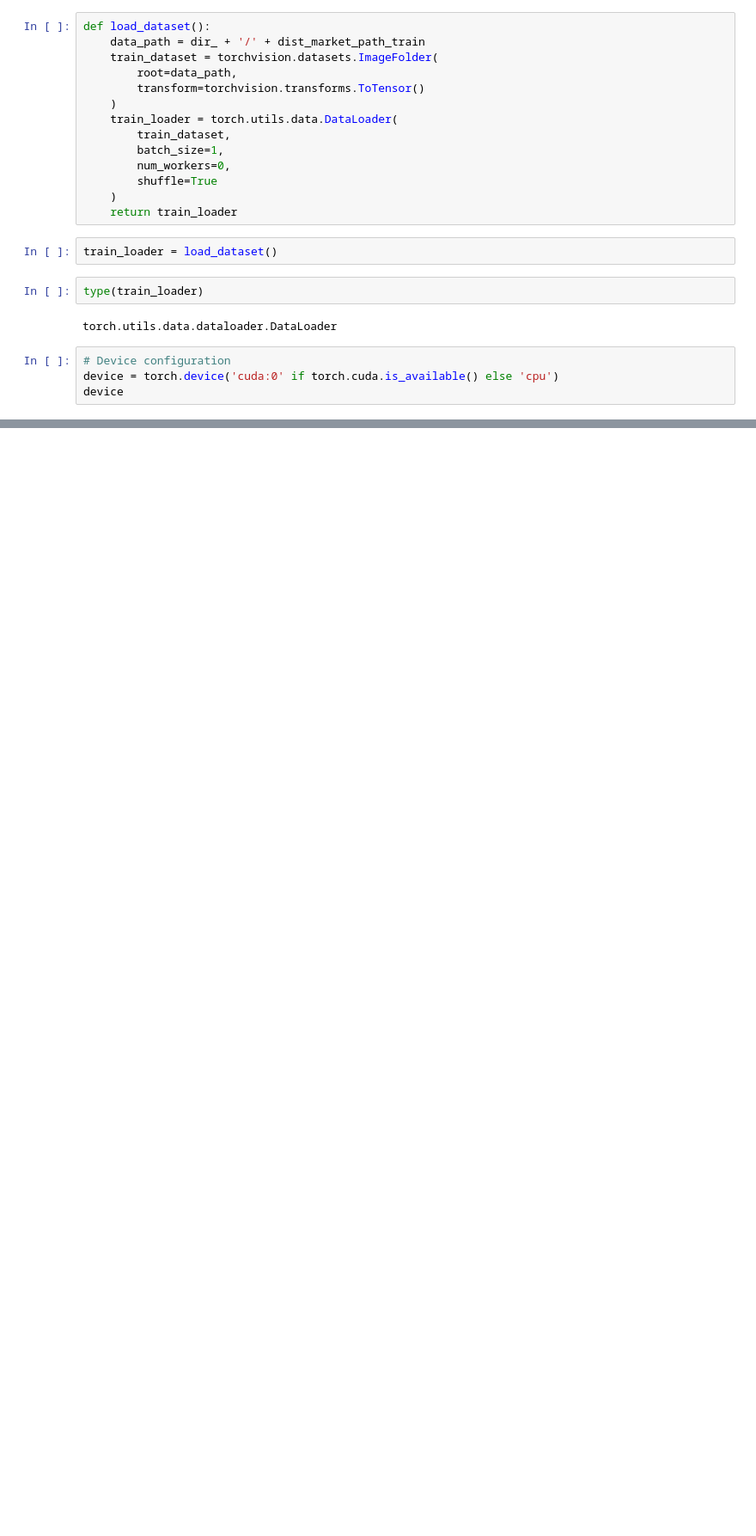
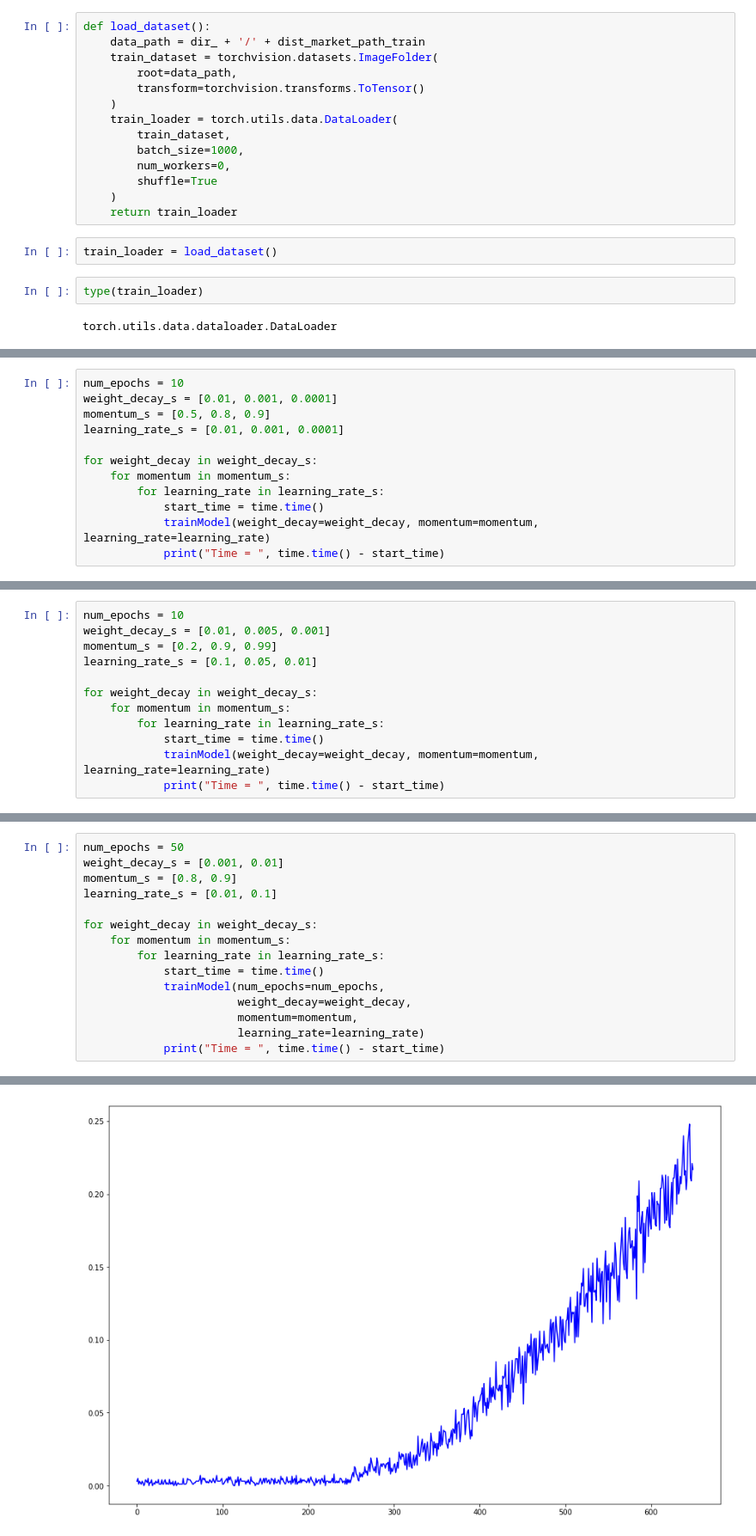
Before and after one commit to Espadan/Person-reID-CNN_Self-Attention-baseline-pytorch, a Jupyter notebook: Task 3.ipynb, the cells around one changed output, grey strips where cells are left out. Shown at 86% size. Saved outputs shown, nothing was run; the diff lists cells and outputs as text; blank space fills up the shorter version.

```diff
--- a/Task 3.ipynb
+++ b/Task 3.ipynb
@@ -90,7 +97,7 @@ def load_dataset():
     )
     train_loader = torch.utils.data.DataLoader(
         train_dataset,
-        batch_size=1,
+        batch_size=1000,
         num_workers=0,
         shuffle=True
     )
@@ -101,7 +108,3 @@ train_loader = load_dataset()
 type(train_loader)
 # %% [output]
 torch.utils.data.dataloader.DataLoader
-# %%
-# Device configuration
-device = torch.device('cuda:0' if torch.cuda.is_available() else 'cpu')
-device
@@ -160,0 +217,12 @@ Epoch [3/3], Step [12000/12936], Loss: 7.2506, Accuracy: 0.00000000%
+# %%
+num_epochs = 10
+weight_decay_s = [0.01, 0.001, 0.0001]
+momentum_s = [0.5, 0.8, 0.9]
+learning_rate_s = [0.01, 0.001, 0.0001]
+
+for weight_decay in weight_decay_s:
+    for momentum in momentum_s:
+        for learning_rate in learning_rate_s:
+            start_time = time.time()
+            trainModel(weight_decay=weight_decay, momentum=momentum, learning_rate=learning_rate)
+            print("Time = ", time.time() - start_time)
@@ -160,0 +249,12 @@ Epoch [3/3], Step [12000/12936], Loss: 7.2506, Accuracy: 0.00000000%
+# %%
+num_epochs = 10
+weight_decay_s = [0.01, 0.005, 0.001]
+momentum_s = [0.2, 0.9, 0.99]
+learning_rate_s = [0.1, 0.05, 0.01]
+
+for weight_decay in weight_decay_s:
+    for momentum in momentum_s:
+        for learning_rate in learning_rate_s:
+            start_time = time.time()
+            trainModel(weight_decay=weight_decay, momentum=momentum, learning_rate=learning_rate)
+            print("Time = ", time.time() - start_time)
@@ -160,0 +281,16 @@ Epoch [3/3], Step [12000/12936], Loss: 7.2506, Accuracy: 0.00000000%
+# %%
+num_epochs = 50
+weight_decay_s = [0.001, 0.01]
+momentum_s = [0.8, 0.9]
+learning_rate_s = [0.01, 0.1]
+
+for weight_decay in weight_decay_s:
+    for momentum in momentum_s:
+        for learning_rate in learning_rate_s:
+            start_time = time.time()
+            trainModel(num_epochs=num_epochs,
+                       weight_decay=weight_decay,
+                       momentum=momentum,
+                       learning_rate=learning_rate)
+            print("Time = ", time.time() - start_time)
+# %% [output]
@@ -160,0 +314 @@ Epoch [3/3], Step [12000/12936], Loss: 7.2506, Accuracy: 0.00000000%
+[figure, added]
```
Also changed, not shown: parts of 20 cells of this notebook, 1 other file.
